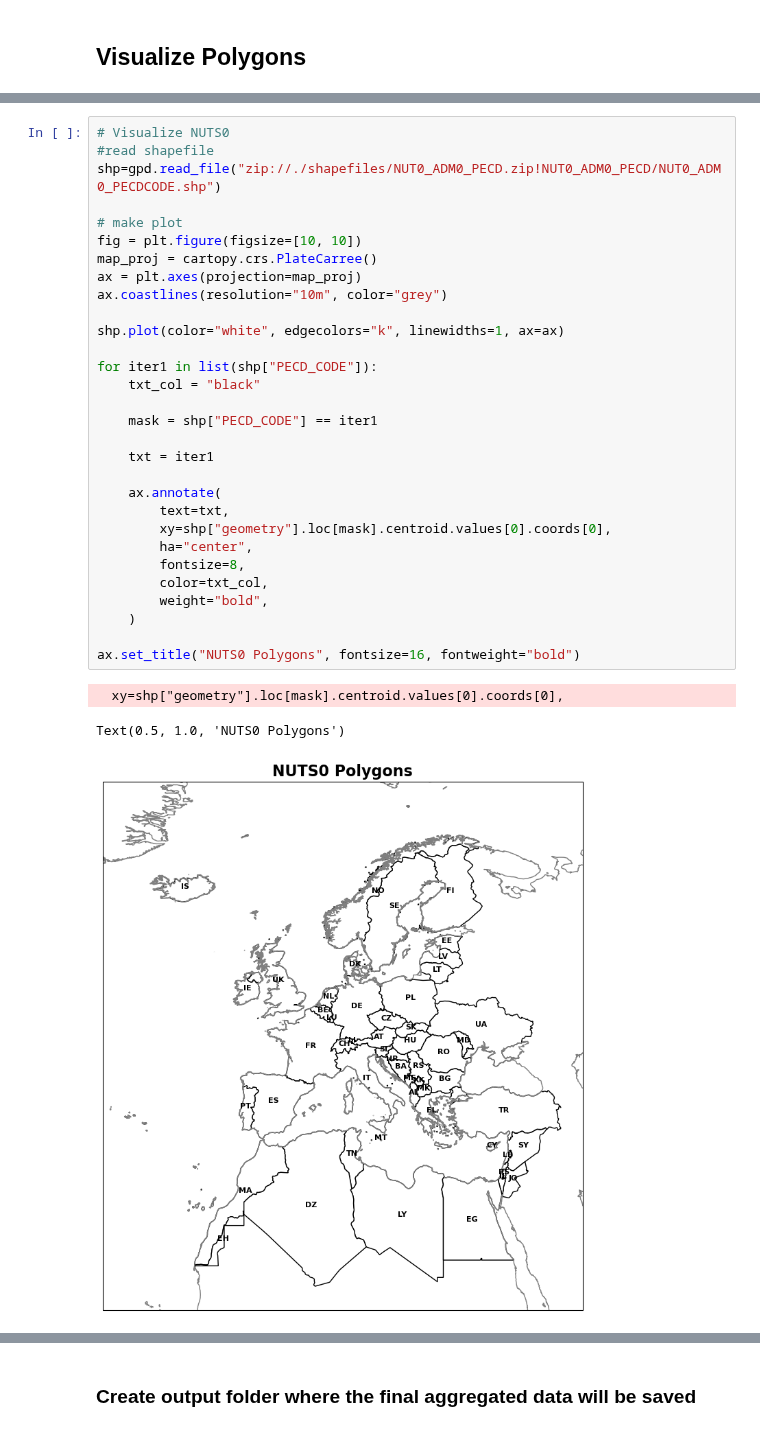
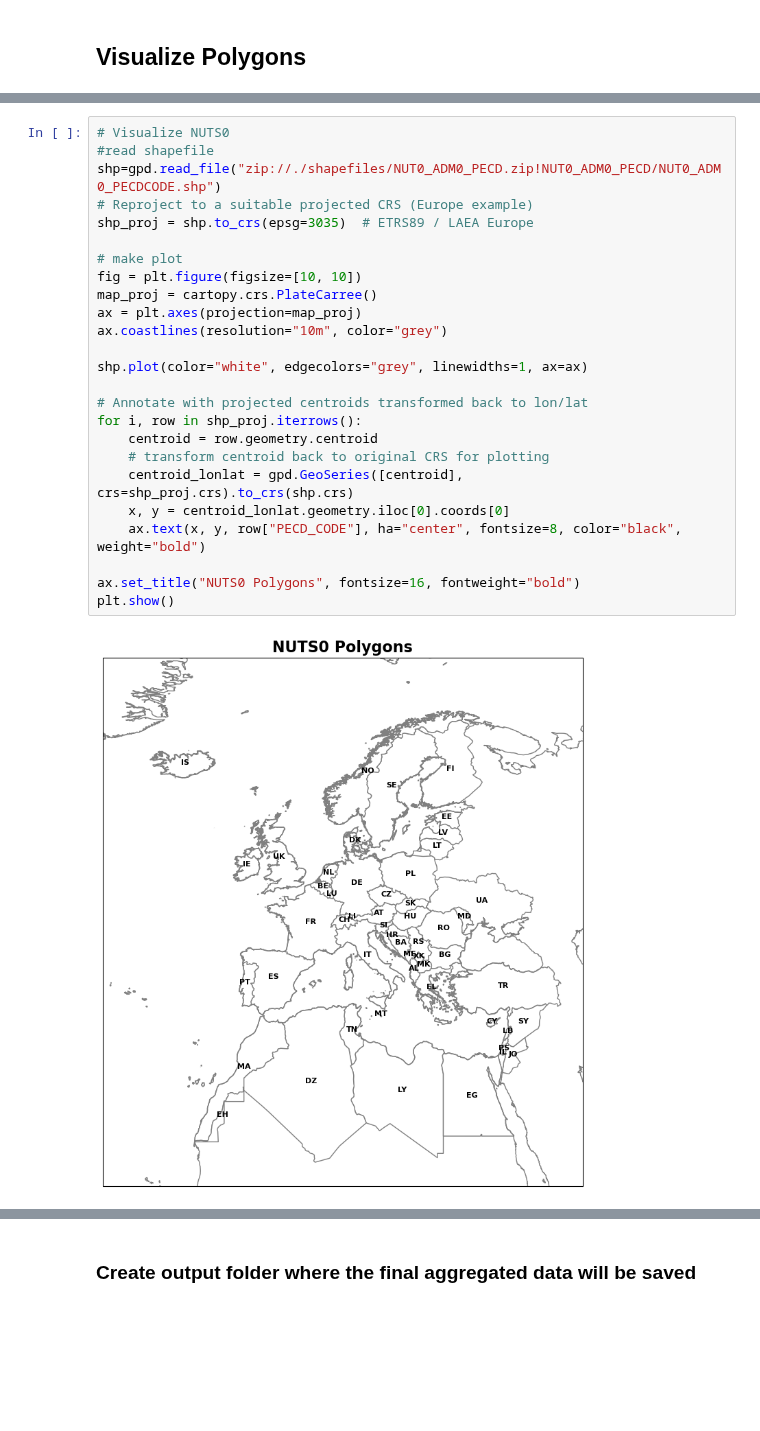
Before and after one commit to ecmwf-projects/dss-notebooks, a Jupyter notebook: datasets/sis-energy-pecd/aggregation-pecd-regions-into-nut0/aggregation-pecd-regions-into-nut0.ipynb, the cells around one changed output, grey strips where cells are left out. Cells and saved outputs as stored; diff of their text form; blank space fills up the shorter version.

```diff
--- a/datasets/sis-energy-pecd/aggregation-pecd-regions-into-nut0/aggregation-pecd-regions-into-nut0.ipynb
+++ b/datasets/sis-energy-pecd/aggregation-pecd-regions-into-nut0/aggregation-pecd-regions-into-nut0.ipynb
@@ -91,34 +110,27 @@ for fname in os.listdir(input_dir):
 # %%
 # Visualize NUTS0
 #read shapefile
 shp=gpd.read_file("zip://./shapefiles/NUT0_ADM0_PECD.zip!NUT0_ADM0_PECD/NUT0_ADM0_PECDCODE.shp")
+# Reproject to a suitable projected CRS (Europe example)
+shp_proj = shp.to_crs(epsg=3035)  # ETRS89 / LAEA Europe
 
 # make plot
 fig = plt.figure(figsize=[10, 10])
 map_proj = cartopy.crs.PlateCarree()
 ax = plt.axes(projection=map_proj)
 ax.coastlines(resolution="10m", color="grey")
 
-shp.plot(color="white", edgecolors="k", linewidths=1, ax=ax)
+shp.plot(color="white", edgecolors="grey", linewidths=1, ax=ax)
 
-for iter1 in list(shp["PECD_CODE"]):
-    txt_col = "black"
-
-    mask = shp["PECD_CODE"] == iter1
-
-    txt = iter1
-
-    ax.annotate(
-        text=txt,
-        xy=shp["geometry"].loc[mask].centroid.values[0].coords[0],
-        ha="center",
-        fontsize=8,
-        color=txt_col,
-        weight="bold",
-    )
+# Annotate with projected centroids transformed back to lon/lat
+for i, row in shp_proj.iterrows():
+    centroid = row.geometry.centroid
+    # transform centroid back to original CRS for plotting
+    centroid_lonlat = gpd.GeoSeries([centroid], crs=shp_proj.crs).to_crs(shp.crs)
+    x, y = centroid_lonlat.geometry.iloc[0].coords[0]
+    ax.text(x, y, row["PECD_CODE"], ha="center", fontsize=8, color="black", weight="bold")
 
 ax.set_title("NUTS0 Polygons", fontsize=16, fontweight="bold")
+plt.show()
 # %% [output]
-  xy=shp["geometry"].loc[mask].centroid.values[0].coords[0],
-Text(0.5, 1.0, 'NUTS0 Polygons')
-[figure, old version]
+[figure, new version]
```
Also changed, not shown: parts of 22 cells of this notebook, 8 other files.
